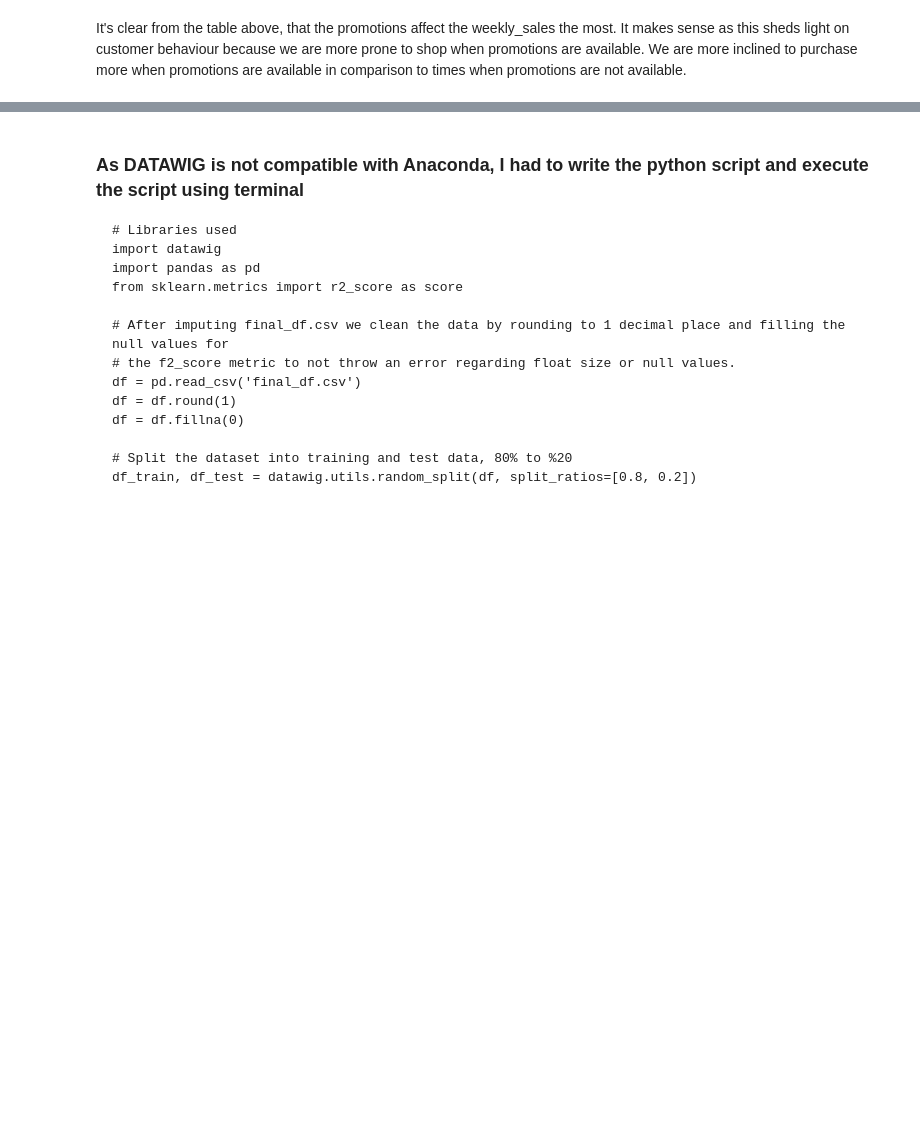
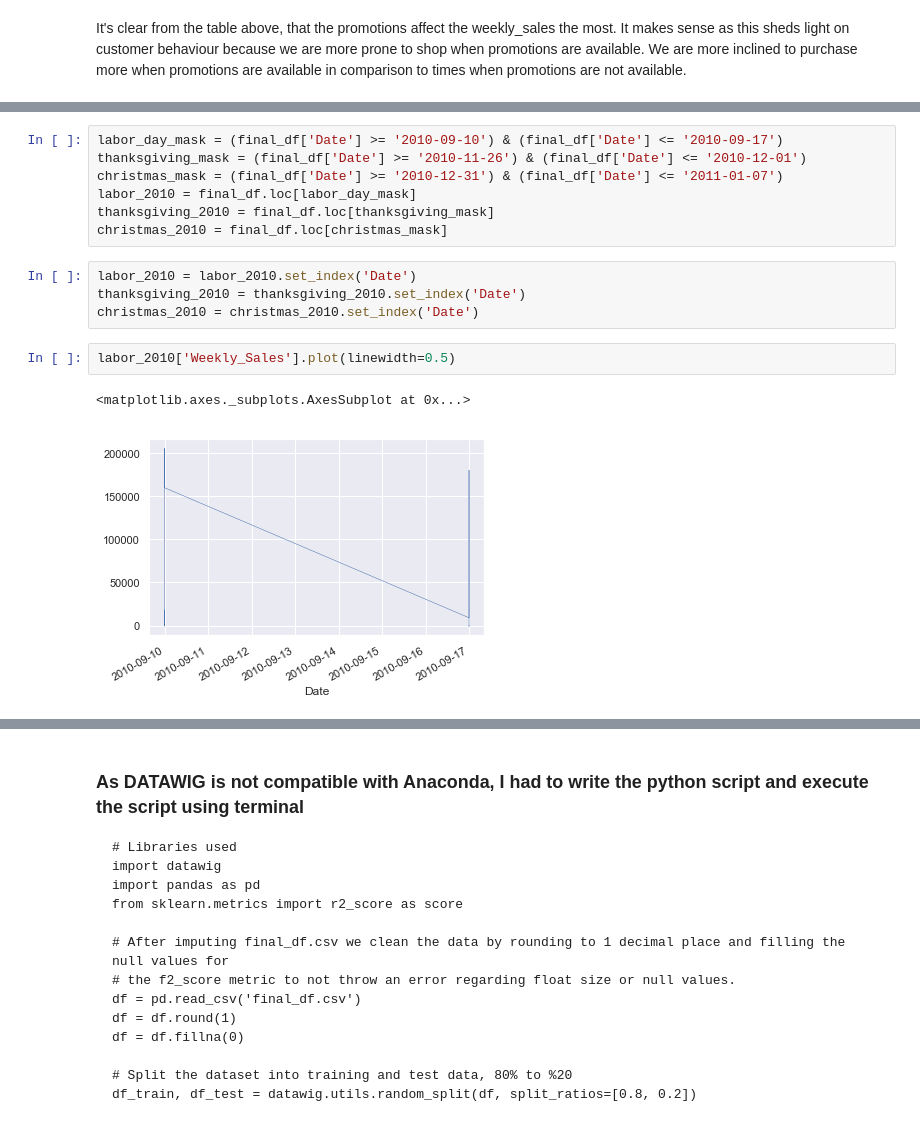
Before and after one commit to SedarOlmez94/sales-forecasting, a Jupyter notebook: Manchester_workbook.ipynb, the cells around one changed output, grey strips where cells are left out. Saved outputs shown, nothing was run; the diff lists cells and outputs as text; blank space fills up the shorter version.

```diff
--- a/Manchester_workbook.ipynb
+++ b/Manchester_workbook.ipynb
@@ -482,0 +533,16 @@ plt.tight_layout()
+# %%
+labor_day_mask = (final_df['Date'] >= '2010-09-10') & (final_df['Date'] <= '2010-09-17')
+thanksgiving_mask = (final_df['Date'] >= '2010-11-26') & (final_df['Date'] <= '2010-12-01')
+christmas_mask = (final_df['Date'] >= '2010-12-31') & (final_df['Date'] <= '2011-01-07')
+labor_2010 = final_df.loc[labor_day_mask]
+thanksgiving_2010 = final_df.loc[thanksgiving_mask]
+christmas_2010 = final_df.loc[christmas_mask]
+# %%
+labor_2010 = labor_2010.set_index('Date')
+thanksgiving_2010 = thanksgiving_2010.set_index('Date')
+christmas_2010 = christmas_2010.set_index('Date')
+# %%
+labor_2010['Weekly_Sales'].plot(linewidth=0.5)
+# %% [output]
+<matplotlib.axes._subplots.AxesSubplot at 0x...>
+[figure, added]
```
Also changed, not shown: parts of 31 cells of this notebook.
